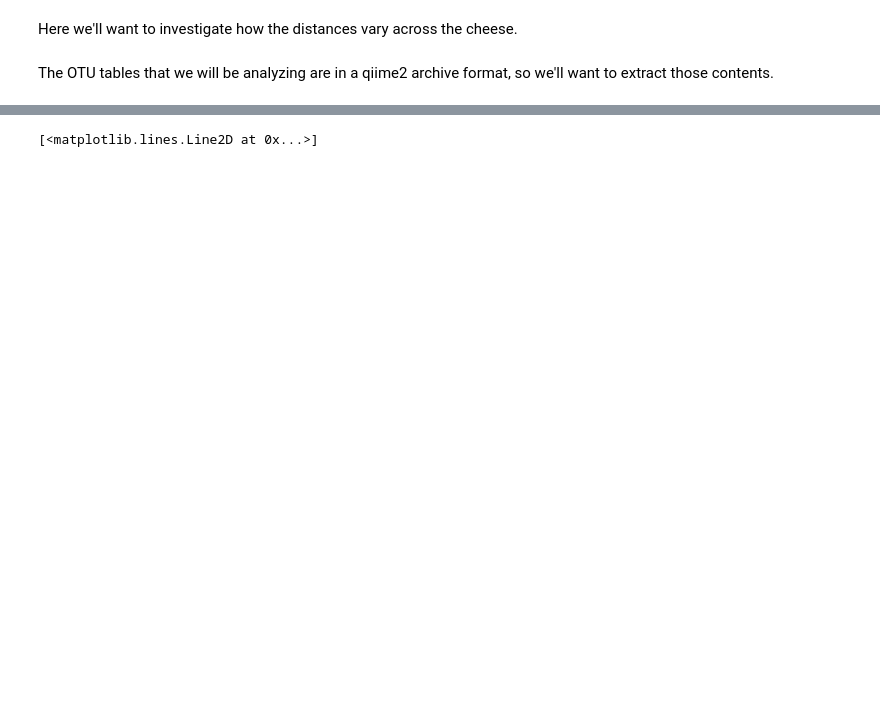
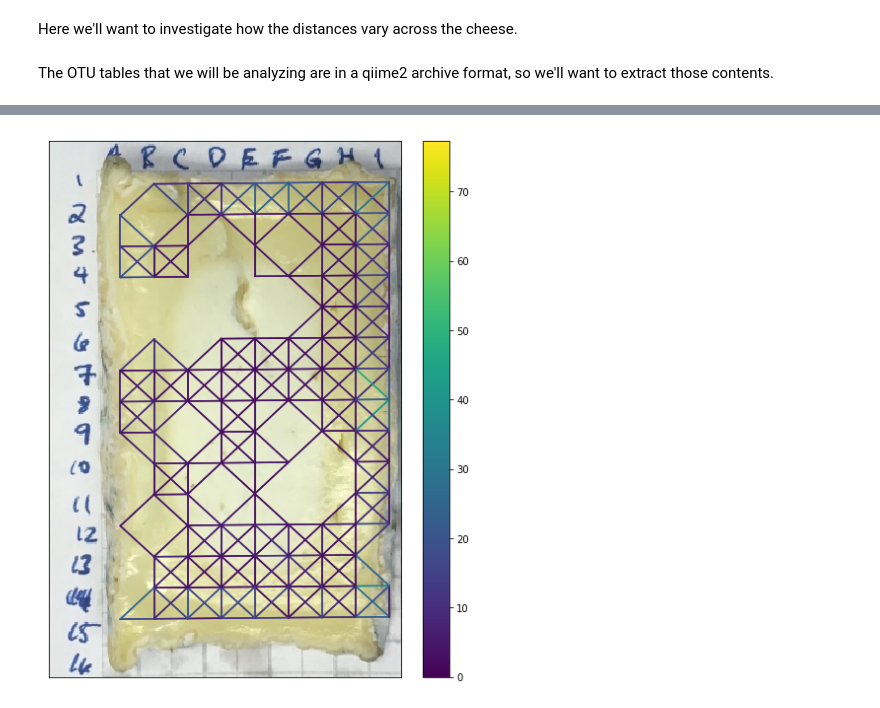
Before and after one commit to afcarl/harsh-storm, a Jupyter notebook: harsh-storm/cheeses/cheese-map.ipynb, the cells around one changed output, grey strips where cells are left out. Drawn from its saved outputs; the diff is of its cells as text; code cells hidden in the pictures; blank space fills up the shorter version.

```diff
--- a/harsh-storm/cheeses/cheese-map.ipynb
+++ b/harsh-storm/cheeses/cheese-map.ipynb
@@ -87,4 +87,2 @@ _ = plt.yticks([])
-# %%
-cim
-# %% [output]
-[<matplotlib.lines.Line2D at 0x...>]
+# %%
+table = table.astype(np.int)
@@ -90,0 +114,27 @@ cim
+# %%
+fig = plt.figure(figsize=(8, 10))
+im = plt.imread('bonde_cheese_img.png')
+implot = plt.imshow(im, interpolation='nearest', aspect='auto')
+edges_x = []
+edges_y = []
+edges_c = []
+cNorm  = colors.Normalize(vmin=0, vmax=jsd_dm.max().max())
+scalarMap = cmx.ScalarMappable(norm=cNorm, cmap='viridis')
+scalarMap.set_array([])
+for pair in pairs.values:
+    src, dest = pair
+    src_x, src_y = metadata.loc[src, ['x', 'y']]
+    dest_x, dest_y = metadata.loc[dest, ['x', 'y']]
+    edges_x = [src_x, dest_x]
+    edges_y = [src_y, dest_y]
+    d = jsd_dm.loc[src, dest]
+    colorVal = scalarMap.to_rgba(d)
+    #color = plt.cm.Reds(norm(pval))
+    edges_c = [colorVal, colorVal]
+    plt.plot(edges_x, edges_y, color=colorVal)
+plt.grid('off')
+plt.colorbar(scalarMap)
+_ = plt.xticks([])
+_ = plt.yticks([])
+# %% [output]
+[figure, added]
```
Also changed, not shown: parts of 2 cells of this notebook, 2 other files.
